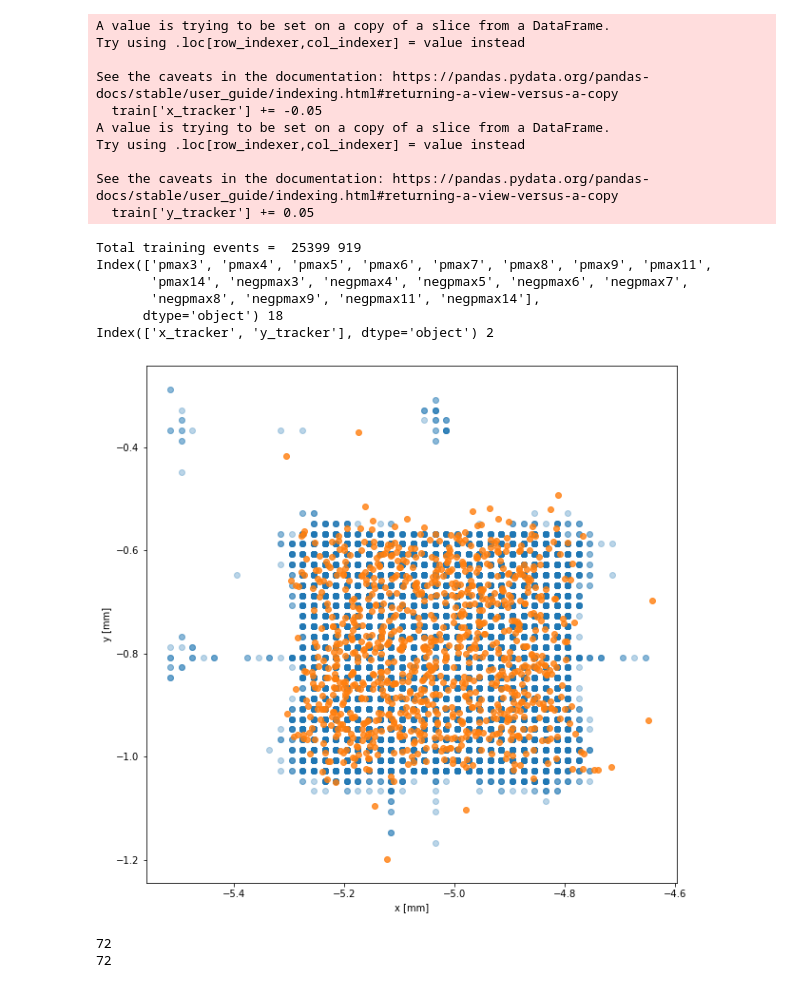
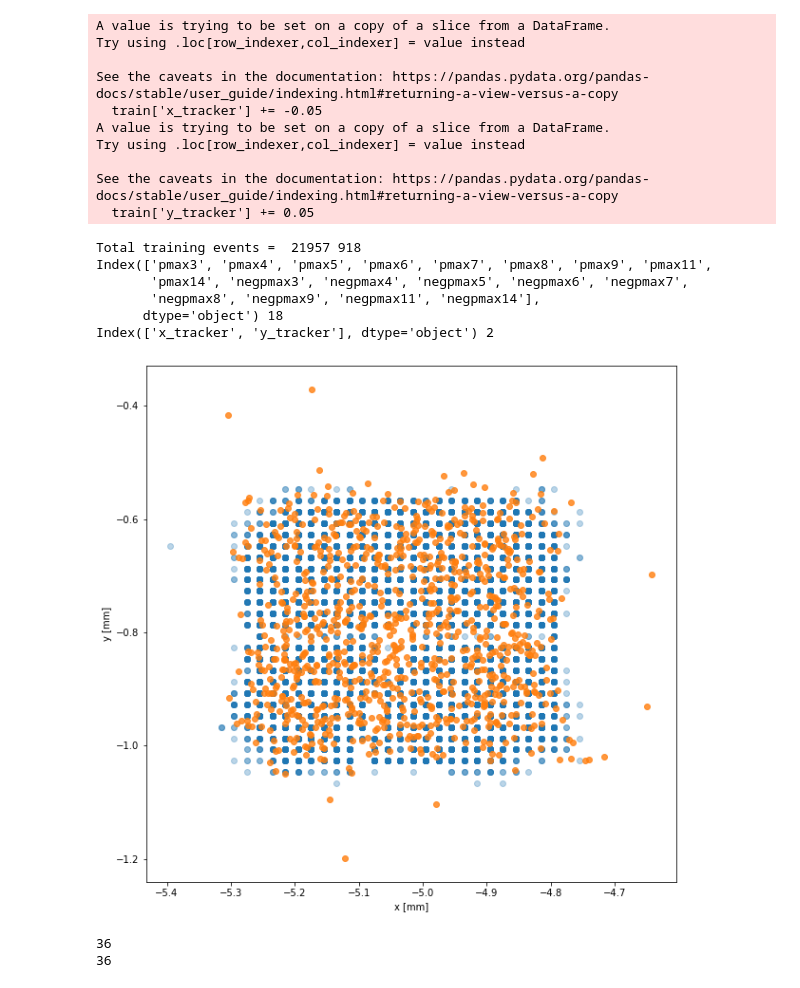
Before and after one commit to icosivi/RSD-ML, a Jupyter notebook: pytorchModel.ipynb, the cells around one changed output. Drawn from its saved outputs; the diff is of its cells as text; code cells hidden in the pictures.

```diff
--- a/pytorchModel.ipynb
+++ b/pytorchModel.ipynb
@@ -23,3 +22,12 @@ verbose       = True
+# %%
+epochs        = 100
+n_layers      = 2
+n_nodes       = 36
+n_outputs     = 2
+drop_out_p    = 0.0
+learning_rate = 0.001
+batch_size    = 1000
+verbose       = True
 # %%
 path = './'
 #df_train = pd.read_csv('csv_TB3_Run21_croci450um_W3_285V_150kWfm.csv', sep=',')
@@ -56,6 +64,10 @@ train['x_tracker'] += -0.05
 train['y_tracker'] += 0.05
 #test ['y_tracker'] += 1.0
 
+#plt.yscale("log")
+#plt.hist(train['negpmax6'],50,range=[-25,0])
+#plt.hist(test['negpmax6'],50,range=[-25,0])
+
 train = train[ (train['pmax6']>train['pmax1']) & (train['pmax6']>train['pmax2']) & (train['pmax6']>train['pmax3']) \
         & (train['pmax6']>train['pmax4']) & (train['pmax6']>train['pmax5']) & (train['pmax6']>train['pmax7']) \
         & (train['pmax6']>train['pmax8']) & (train['pmax6']>train['pmax9']) & (train['pmax6']>train['pmax11']) \
@@ -66,8 +78,10 @@ test = test[ (test['pmax6']>test['pmax1']) & (test['pmax6']>test['pmax2']) & (te
         & (test['pmax6']>test['pmax8']) & (test['pmax6']>test['pmax9']) & (test['pmax6']>test['pmax11']) \
         & (test['pmax6']>test['pmax12']) & (test['pmax6']>test['pmax13']) & (test['pmax6']>test['pmax14']) ]
 
-train = train[ (train['pmax6']>=5) ]
+train = train[ (train['pmax6']>=10) ]
 test = test[ (test['pmax6']>=5) ]
+train = train[ (train['negpmax6']>=-100) ]
+test = test[ (test['negpmax6']>=-100) ]
 
 print("Total training events = ", len(train), len(test))
 
@@ -121,37 +135,37 @@ y_train /= s_train_y
 m_test = x_test.mean(0, keepdim=True)
 s_test = x_test.std(0, unbiased=False, keepdim=True)
 x_test -= m_test
 x_test /= s_test
 
 m_test_y = y_test.mean(0, keepdim=True)
 s_test_y = y_test.std(0, unbiased=False, keepdim=True)
 y_test -= m_test_y
 y_test /= s_test_y
 
 train_tensor = udata.TensorDataset(x_train, y_train)
 test_tensor  = udata.TensorDataset(x_test,  y_test)
 
 #loader_train = udata.DataLoader(dataset=train_tensor, batch_size=batch_size, num_workers=0, shuffle=True)
-loader_train = udata.DataLoader(dataset=train_tensor, batch_size=batch_size, num_workers=0, shuffle=False)
-loader_test  = udata.DataLoader(dataset=test_tensor,  batch_size=batch_size, num_workers=0, shuffle=False)
+loader_train = udata.DataLoader(dataset=train_tensor, batch_size=batch_size, num_workers=0, shuffle=True)
+loader_test  = udata.DataLoader(dataset=test_tensor,  batch_size=batch_size, num_workers=0, shuffle=True)
 # %% [output]
 A value is trying to be set on a copy of a slice from a DataFrame.
 Try using .loc[row_indexer,col_indexer] = value instead
 
 See the caveats in the documentation: https://pandas.pydata.org/pandas-docs/stable/user_guide/indexing.html#returning-a-view-versus-a-copy
   train['x_tracker'] += -0.05
 A value is trying to be set on a copy of a slice from a DataFrame.
 Try using .loc[row_indexer,col_indexer] = value instead
 
 See the caveats in the documentation: https://pandas.pydata.org/pandas-docs/stable/user_guide/indexing.html#returning-a-view-versus-a-copy
   train['y_tracker'] += 0.05
-Total training events =  25399 919
+Total training events =  21957 918
 Index(['pmax3', 'pmax4', 'pmax5', 'pmax6', 'pmax7', 'pmax8', 'pmax9', 'pmax11',
        'pmax14', 'negpmax3', 'negpmax4', 'negpmax5', 'negpmax6', 'negpmax7',
        'negpmax8', 'negpmax9', 'negpmax11', 'negpmax14'],
       dtype='object') 18
 Index(['x_tracker', 'y_tracker'], dtype='object') 2
-[figure, old version]
+[figure, new version]
 # %%
 # Model
 class DNN(nn.Module):
@@ -159,14 +173,14 @@ class DNN(nn.Module):
         super(DNN, self).__init__()
         layers = []
         layers.append(nn.Linear(n_var, n_nodes))
-        layers.append(nn.ReLU())
-        #layers.append(nn.Tanh())
+        #layers.append(nn.ReLU())
+        layers.append(nn.Tanh())
 
         for n in list(n_nodes for x in range(n_layers)):
             print(n)
             layers.append(nn.Linear(n, n))
-            layers.append(nn.ReLU())
-            #layers.append(nn.Tanh())
+            #layers.append(nn.ReLU())
+            layers.append(nn.Tanh())
 
         layers.append(nn.Dropout(p=drop_out_p))
         layers.append(nn.Linear(n_nodes, n_outputs))
@@ -188,8 +202,8 @@ optimizer = optim.Adam(model.parameters(), lr = learning_rate, weight_decay=1e-3
 
 #scheduler = optim.lr_scheduler.ExponentialLR(optimizer=optimizer, gamma=0.95, last_epoch=-1, verbose=verbose)
 # %% [output]
-72
-72
+36
+36
 # %%
 # training and validation
 training_losses_total = np.zeros(epochs)
```
Also changed, not shown: parts of 6 cells of this notebook, 2 other files.
